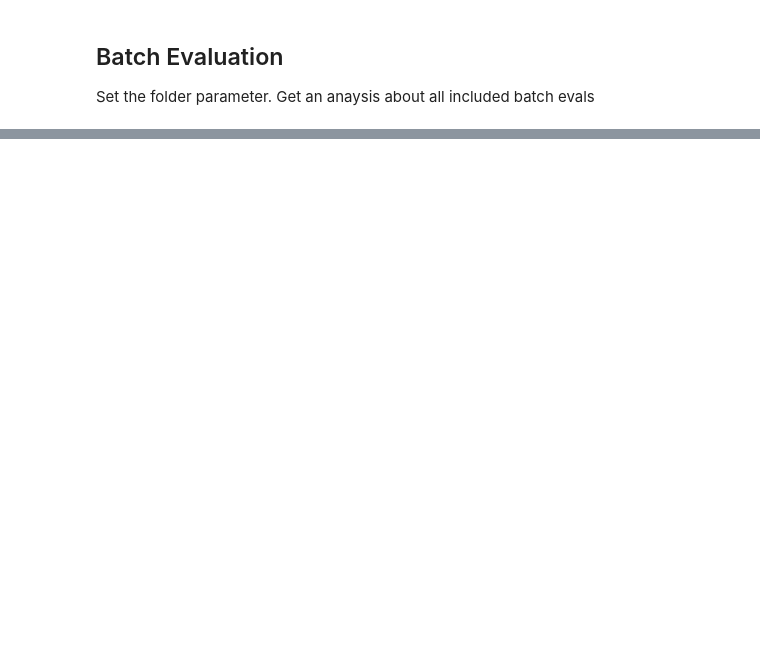
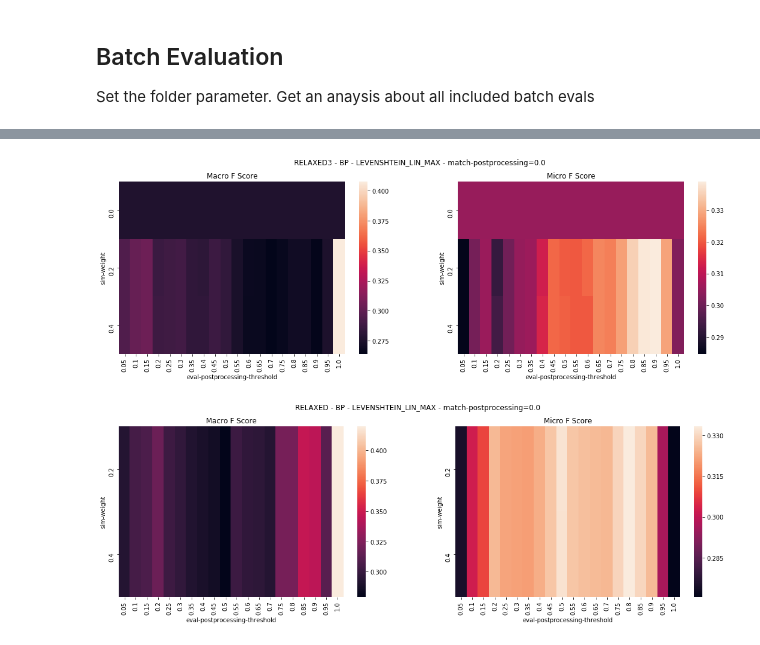
Before and after one commit to julia-kom/bert-ilp-matcher, a Jupyter notebook: src/main/python/Batch Evaluation.ipynb, the cells around one changed output, grey strips where cells are left out. Saved outputs shown, nothing was run; the diff lists cells and outputs as text; code cells hidden in the pictures; blank space fills up the shorter version.

```diff
--- a/src/main/python/Batch Evaluation.ipynb
+++ b/src/main/python/Batch Evaluation.ipynb
@@ -105,0 +153,22 @@ g.set_xticklabels(rotation=90)
+# %%
+#avg fscore for each matcher depending on A) the sim weight B) the
+df_macro_avg = df_combined[df_combined.Name == "Aggregated (MACRO)"]
+df_micro_avg = df_combined[df_combined.Name == "Aggregated (MICRO)"]
+
+matchers = set(df_macro_avg["matcher_wo_weight"].values)
+for m in matchers:
+    df_macro_avg_fscore = df_macro_avg[df_macro_avg["matcher_wo_weight"] == m].pivot("sim-weight", "eval-postprocessing-threshold", "FSCORE")
+    df_micro_avg_fscore = df_micro_avg[df_micro_avg["matcher_wo_weight"] == m].pivot("sim-weight", "eval-postprocessing-threshold", "FSCORE")
+
+    fig, (ax1, ax2) = plt.subplots(1,2)
+    fig.set_size_inches(18.5, 5.25)
+
+    sns.heatmap(df_macro_avg_fscore, ax = ax1)
+    ax1.set_title("Macro F Score")
+    sns.heatmap(df_micro_avg_fscore, ax = ax2)
+    ax2.set_title("Micro F Score")
+    fig.suptitle(m)
+    fig.show()
+# %% [output]
+[figure, added]
+[figure, added]
```
Also changed, not shown: parts of 4 cells of this notebook.
